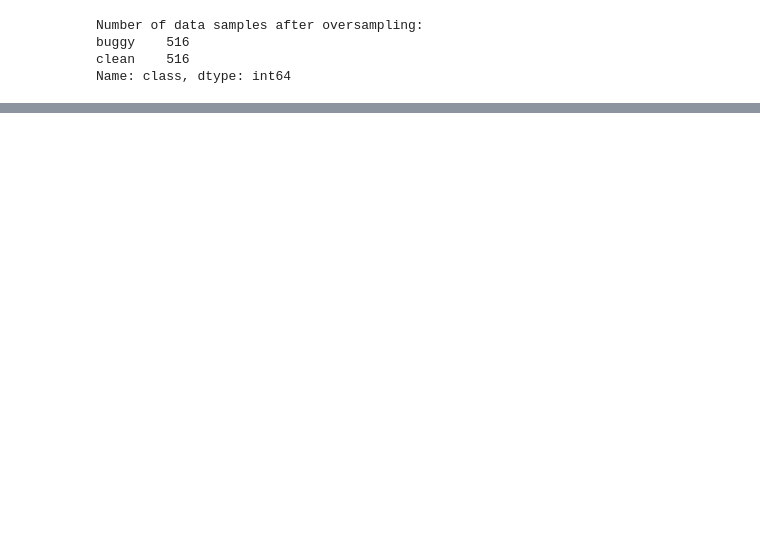
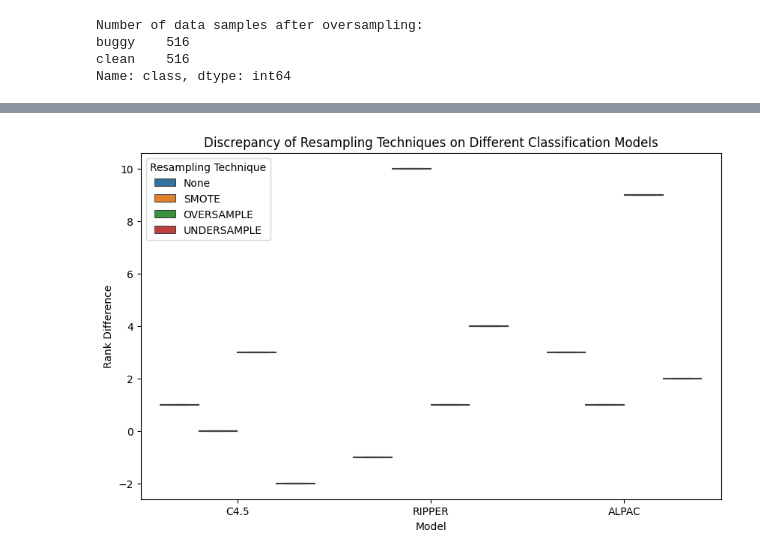
Before and after one commit to Yadheedhya06/Effect-of-Resampling-on-Rule-based-models, a Jupyter notebook: CaseStudy.ipynb, the cells around one changed output, grey strips where cells are left out. Cells and saved outputs as stored; diff of their text form; code cells hidden in the pictures; blank space fills up the shorter version.

```diff
--- a/CaseStudy.ipynb
+++ b/CaseStudy.ipynb
@@ -1420,0 +1409,11 @@ ValueError: Could not interpret input 'Model'
+# %%
+# Plot boxplots for each model and resampling technique
+plt.figure(figsize=(10, 6))
+sns.boxplot(data=vl, x="Model", y="TopFeatureRankDifference", hue="Resampling")
+plt.title("Discrepancy of Resampling Techniques on Different Classification Models")
+plt.ylabel("Rank Difference")
+plt.xlabel("Model")
+plt.legend(title="Resampling Technique")
+plt.show()
+# %% [output]
+[figure, added]
```
Also changed, not shown: parts of 65 cells of this notebook.
